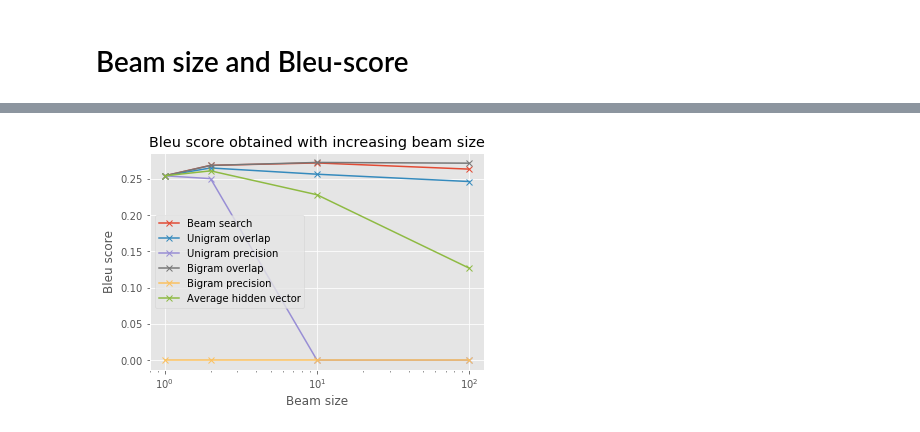
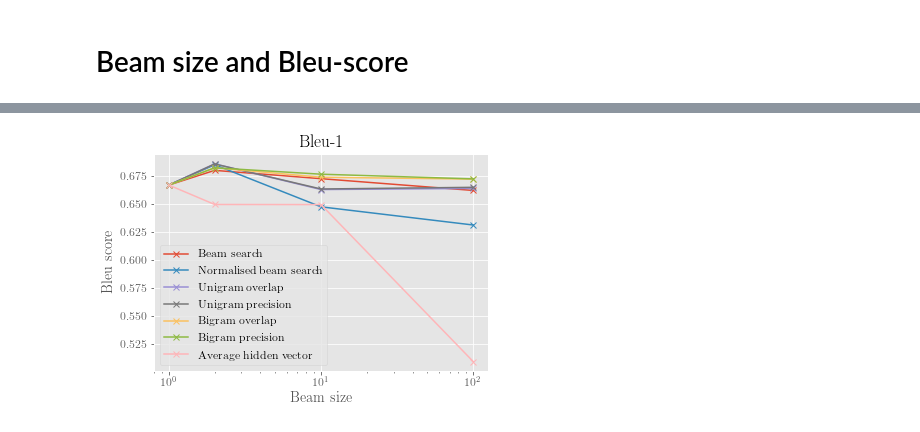
Before and after one commit to seb5666/image_captions, a Jupyter notebook: evaluation/Figures.ipynb, the cells around one changed output, grey strips where cells are left out. Cells and saved outputs as stored; diff of their text form; code cells hidden in the pictures.

```diff
--- a/evaluation/Figures.ipynb
+++ b/evaluation/Figures.ipynb
@@ -118,0 +123,8 @@ plt.savefig('../../dissertation/figs/beam_size_bleu.png', bbox_inches='tight')
+# %%
+beam_bleu_1_scores = [0.6666, 0.6797, 0.6723, 0.6618]
+normalised_beam_bleu_1_scores = [0.6666, 0.6847 , 0.6472 , 0.6310]
+unigram_overlap_bleu_1_scores =  [0.6666, 0.6855, 0.6626, 0.6636]
+unigram_precision_bleu_1_scores = [0.6666, 0.6854, 0.6631, 0.6646]
+bigram_overlap_bleu_1_scores = [0.6666, 0.6820, 0.6736, 0.6719]
+bigram_precision_bleu_1_scores = [0.6666, 0.6820, 0.6763, 0.6721]
+hidden_vector_bleu_1_scores = [0.6666, 0.6493, 0.6492, 0.5093]
@@ -118,0 +142,19 @@ plt.savefig('../../dissertation/figs/beam_size_bleu.png', bbox_inches='tight')
+# %%
+# Bleu 4 scores
+plt.rc('font', **{'family':'serif', 'serif': ['Computer Modern Roman'], 'size': 12})
+plt.rc('text', usetex=True)
+plt.plot(beam_sizes, beam_bleu_scores, 'x--', label='Beam search')
+plt.plot(beam_sizes, normalised_beam_bleu_scores, 'x--', label='Normalised beam search')
+plt.plot(beam_sizes, unigram_overlap_bleu_scores, 'x--', label='Unigram overlap')
+plt.plot(beam_sizes, unigram_precision_bleu_scores, 'x--', label='Unigram precision')
+plt.plot(beam_sizes, bigram_overlap_bleu_scores, 'x--', label='Bigram overlap')
+plt.plot(beam_sizes, bigram_precision_bleu_scores, 'x--', label='Bigram precision')
+plt.plot(beam_sizes, hidden_vector_bleu_scores, 'x--', label='Average hidden vector')
+
+plt.xlabel('Beam size')
+plt.ylabel('Bleu score')
+plt.xscale('log')
+plt.title("Bleu-4")
+plt.legend()
+
+plt.savefig('../../dissertation/figs/bleus_4.pdf', dpi=600, bbox_inches='tight')
@@ -119,15 +163,17 @@ plt.savefig('../../dissertation/figs/beam_size_bleu.png', bbox_inches='tight')
 # %%
-plt.plot(beam_sizes, beam_bleu_scores, 'x-', label='Beam search')
-plt.plot(beam_sizes, unigram_overlap_bleu_scores, 'x-', label='Unigram overlap')
-plt.plot(beam_sizes, unigram_precision_bleu_scores, 'x-', label='Unigram precision')
-plt.plot(beam_sizes, bigram_overlap_bleu_scores, 'x-', label='Bigram overlap')
-plt.plot(beam_sizes, bigram_precision_bleu_scores, 'x-', label='Bigram precision')
-plt.plot(beam_sizes, hidden_vector_bleu_scores, 'x-', label='Average hidden vector')
+plt.plot(beam_sizes, beam_bleu_1_scores, 'x-', label='Beam search')
+plt.plot(beam_sizes, normalised_beam_bleu_1_scores, 'x-', label='Normalised beam search')
+plt.plot(beam_sizes, unigram_overlap_bleu_1_scores, 'x-', label='Unigram overlap')
+plt.plot(beam_sizes, unigram_precision_bleu_1_scores, 'x-', label='Unigram precision')
+plt.plot(beam_sizes, bigram_overlap_bleu_1_scores, 'x-', label='Bigram overlap')
+plt.plot(beam_sizes, bigram_precision_bleu_1_scores, 'x-', label='Bigram precision')
+plt.plot(beam_sizes, hidden_vector_bleu_1_scores, 'x-', label='Average hidden vector')
+
 plt.xlabel('Beam size')
 plt.ylabel('Bleu score')
 plt.xscale('log')
-plt.title("Bleu score obtained with increasing beam size")
+plt.title("Bleu-1")
 plt.legend()
-plt.savefig('../../dissertation/figs/bleus.png', bbox_inches='tight')
+plt.savefig('../../dissertation/figs/bleus_1.pdf', dpi=600, bbox_inches='tight')
 # %% [output]
-[figure, old version]
+[figure, new version]
```
Also changed, not shown: parts of 5 cells of this notebook, 11 other files.
